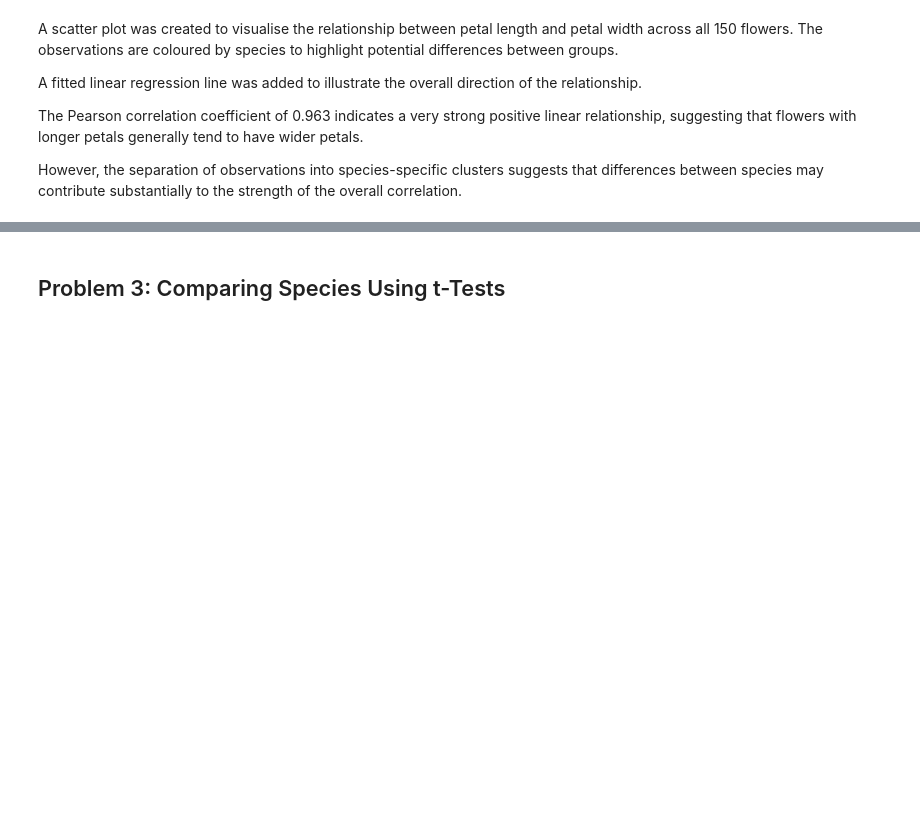
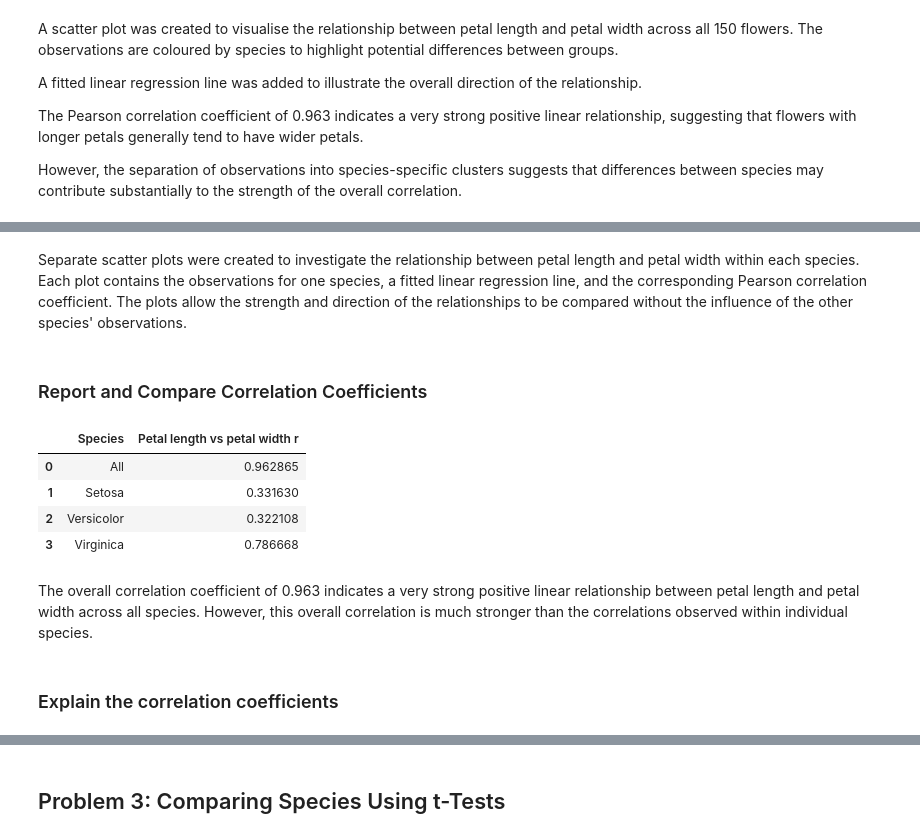
Before and after one commit to AnnaLozenko/applied-statistics, a Jupyter notebook: problems.ipynb, the cells around one changed output, grey strips where cells are left out. Cells and saved outputs as stored; diff of their text form; code cells hidden in the pictures; blank space fills up the shorter version.

```diff
--- a/problems.ipynb
+++ b/problems.ipynb
@@ -322,0 +323,6 @@ However, the separation of observations into species-specific clusters suggests
+# %%
+# calculate the Person correlation coefficient between petal length and petal width for all Iris setosa
+r_setosa, _ = stats.pearsonr(
+    setosa["petal length (cm)"], setosa["petal width (cm)"]
+)
+print(f"Pearson correlation coefficient between petal length and petal width (Iris setosa): {r_setosa:.3f}")
@@ -322,0 +331,6 @@ However, the separation of observations into species-specific clusters suggests
+# %%
+# calculate the Person correlation coefficient between petal length and petal width for all Iris virginica
+r_virginica, _ = stats.pearsonr(
+    virginica["petal length (cm)"], virginica["petal width (cm)"]
+)
+print(f"Pearson correlation coefficient between petal length and petal width (Iris virginica): {r_virginica:.3f}")
@@ -322,0 +339,6 @@ However, the separation of observations into species-specific clusters suggests
+# %%
+# calculate the Person correlation coefficient between petal length and petal width for all Iris versicolor
+r_versicolor, _ = stats.pearsonr(
+    versicolor["petal length (cm)"], versicolor["petal width (cm)"]
+)
+print(f"Pearson correlation coefficient between petal length and petal width (Iris versicolor): {r_versicolor:.3f}")
@@ -322,0 +404,22 @@ However, the separation of observations into species-specific clusters suggests
+# %% [markdown]
+Separate scatter plots were created to investigate the relationship between petal length and petal width within each species. Each plot contains the observations for one species, a fitted linear regression line, and the corresponding Pearson correlation coefficient.
+The plots allow the strength and direction of the relationships to be compared without the influence of the other species' observations.
+# %% [markdown]
+### Report and Compare Correlation Coefficients
+# %%
+# create a table to compare the Pearson correlation coefficient of petal length and petal width for all flowers and each species
+r_comparison_table = pd.DataFrame({
+    "Species": ["All", "Setosa", "Versicolor", "Virginica"],
+    "Petal length vs petal width r": [r_all, r_setosa, r_virginica, r_versicolor],
+})
+r_comparison_table
+# %% [output]
+|  | Species | Petal length vs petal width r |
+| 0 | All | 0.962865 |
+| 1 | Setosa | 0.331630 |
+| 2 | Versicolor | 0.322108 |
+| 3 | Virginica | 0.786668 |
+# %% [markdown]
+The overall correlation coefficient of 0.963 indicates a very strong positive linear relationship between petal length and petal width across all species. However, this overall correlation is much stronger than the correlations observed within individual species.
+# %% [markdown]
+### Explain the correlation coefficients
```
Also changed, not shown: parts of 13 cells of this notebook.
